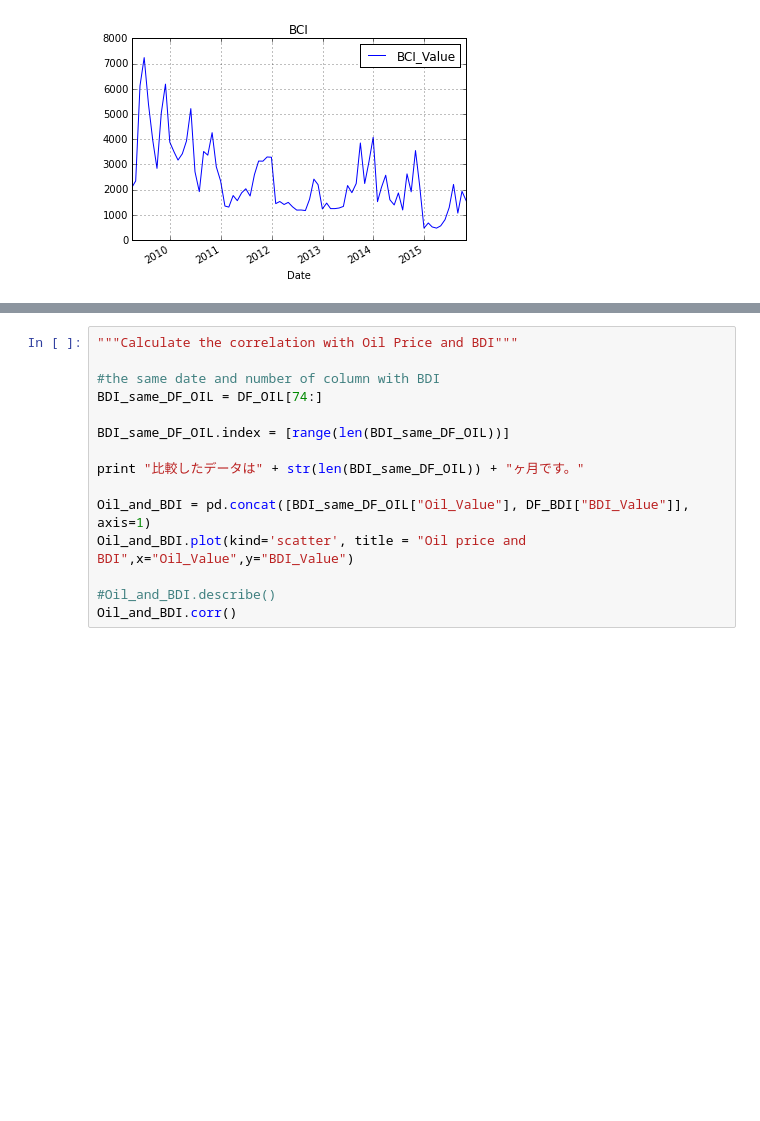
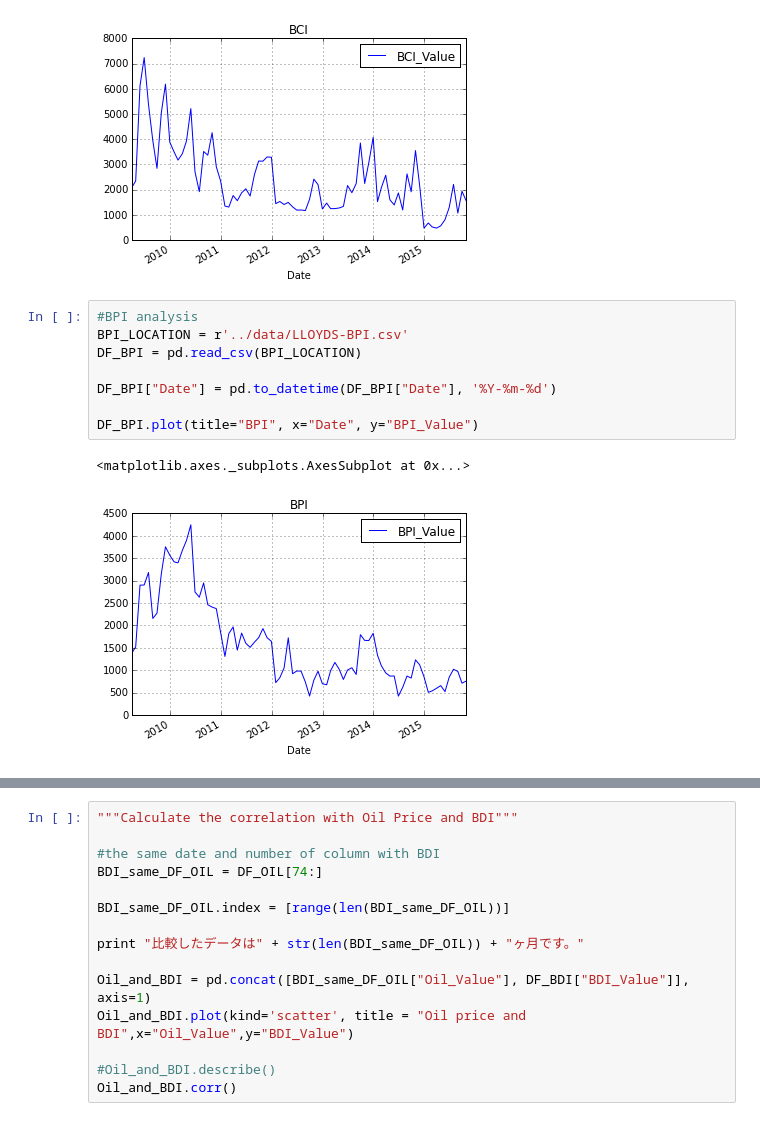
Before and after one commit to kulpa/Portfolio, a Jupyter notebook: code/data_analysis/Correlation_Regression_Analysis.ipynb, the cells around one changed output, grey strips where cells are left out. Drawn from its saved outputs; the diff is of its cells as text; blank space fills up the shorter version.

```diff
--- a/code/data_analysis/Correlation_Regression_Analysis.ipynb
+++ b/code/data_analysis/Correlation_Regression_Analysis.ipynb
@@ -48,6 +48,17 @@ DF_BCI.plot(title="BCI", x="Date", y="BCI_Value")
 # %% [output]
 <matplotlib.axes._subplots.AxesSubplot at 0x...>
 [figure]
+# %%
+#BPI analysis
+BPI_LOCATION = r'../data/LLOYDS-BPI.csv'
+DF_BPI = pd.read_csv(BPI_LOCATION)
+
+DF_BPI["Date"] = pd.to_datetime(DF_BPI["Date"], '%Y-%m-%d')
+
+DF_BPI.plot(title="BPI", x="Date", y="BPI_Value")
+# %% [output]
+<matplotlib.axes._subplots.AxesSubplot at 0x...>
+[figure, added]
 # %%
 ax = DF_OIL.plot(x="Date", y="Oil_Value")
 ax2 = DF_BDI.plot(x="Date", y="BDI_Value")
```
Also changed, not shown: parts of 2 cells of this notebook, 36 other files.
